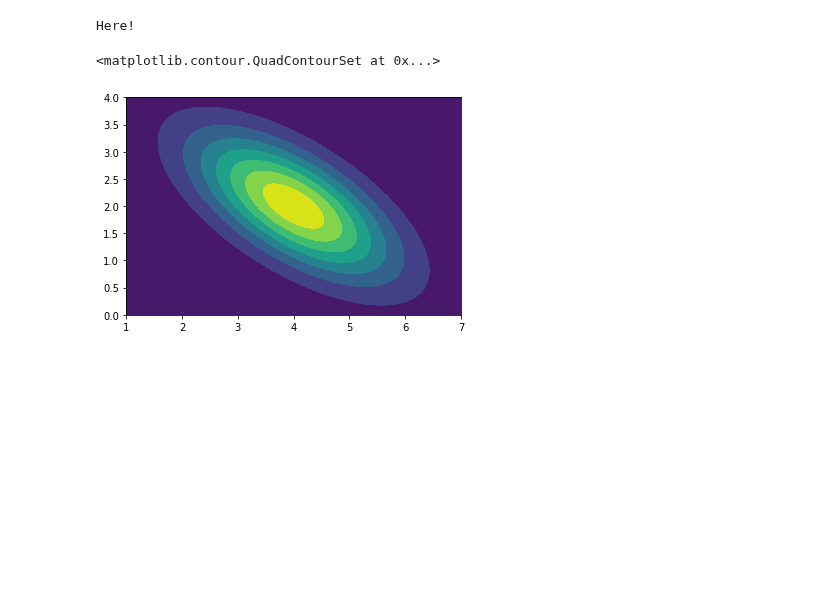
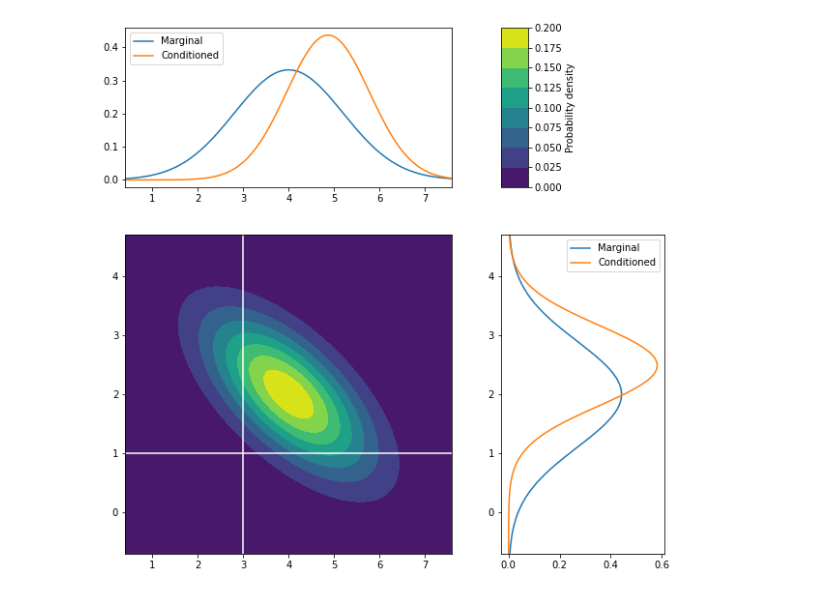
Before and after one commit to jacopok/notes, a Jupyter notebook: ap_third_semester/astrostat_homework/exercise_7.ipynb, the cells around one changed output. Drawn from its saved outputs; the diff is of its cells as text; code cells hidden in the pictures; blank space fills up the shorter version.

```diff
--- a/ap_third_semester/astrostat_homework/exercise_7.ipynb
+++ b/ap_third_semester/astrostat_homework/exercise_7.ipynb
@@ -10,10 +10,11 @@ from multivariate.MVN import MultivariateNormal, BivariateNormal
 # %%
 mean = np.array([4, 2])
 covariance = np.array([
     [1.44, -.702],
     [-.702, .81]
     ])
 
-b = BivariateNormal(mean, covariance)
+n = MultivariateNormal(mean, covariance)
+n.plot_2d(3, 1)
 # %% [output]
-Here!
+[figure, added]
@@ -50,5 +20,0 @@ z = my_MVN(positions)
-# %%
-plt.contourf(x, y, z)
-# %% [output]
-<matplotlib.contour.QuadContourSet at 0x...>
-[figure, removed]
```
Also changed, not shown: parts of 7 cells of this notebook, 1 other file.
